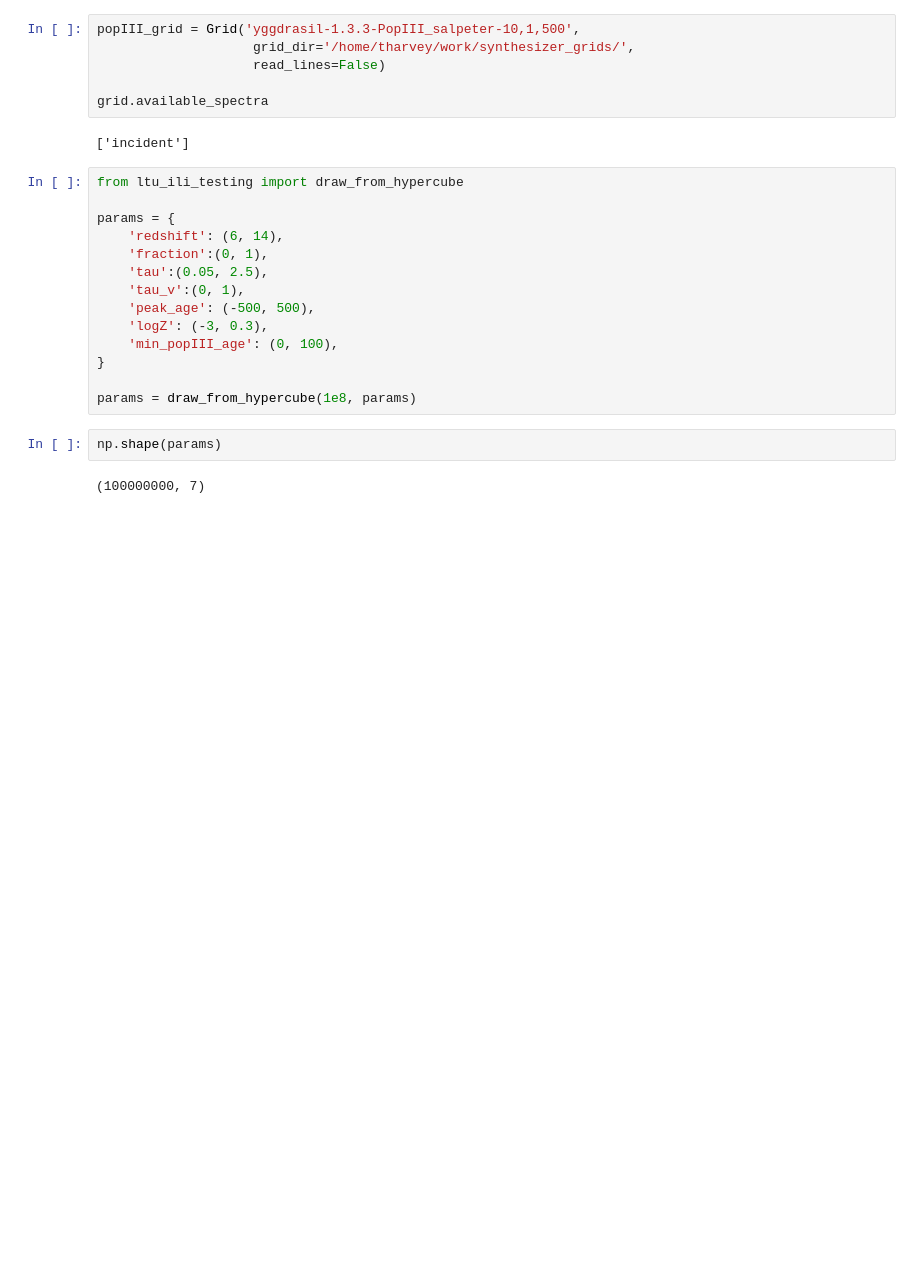
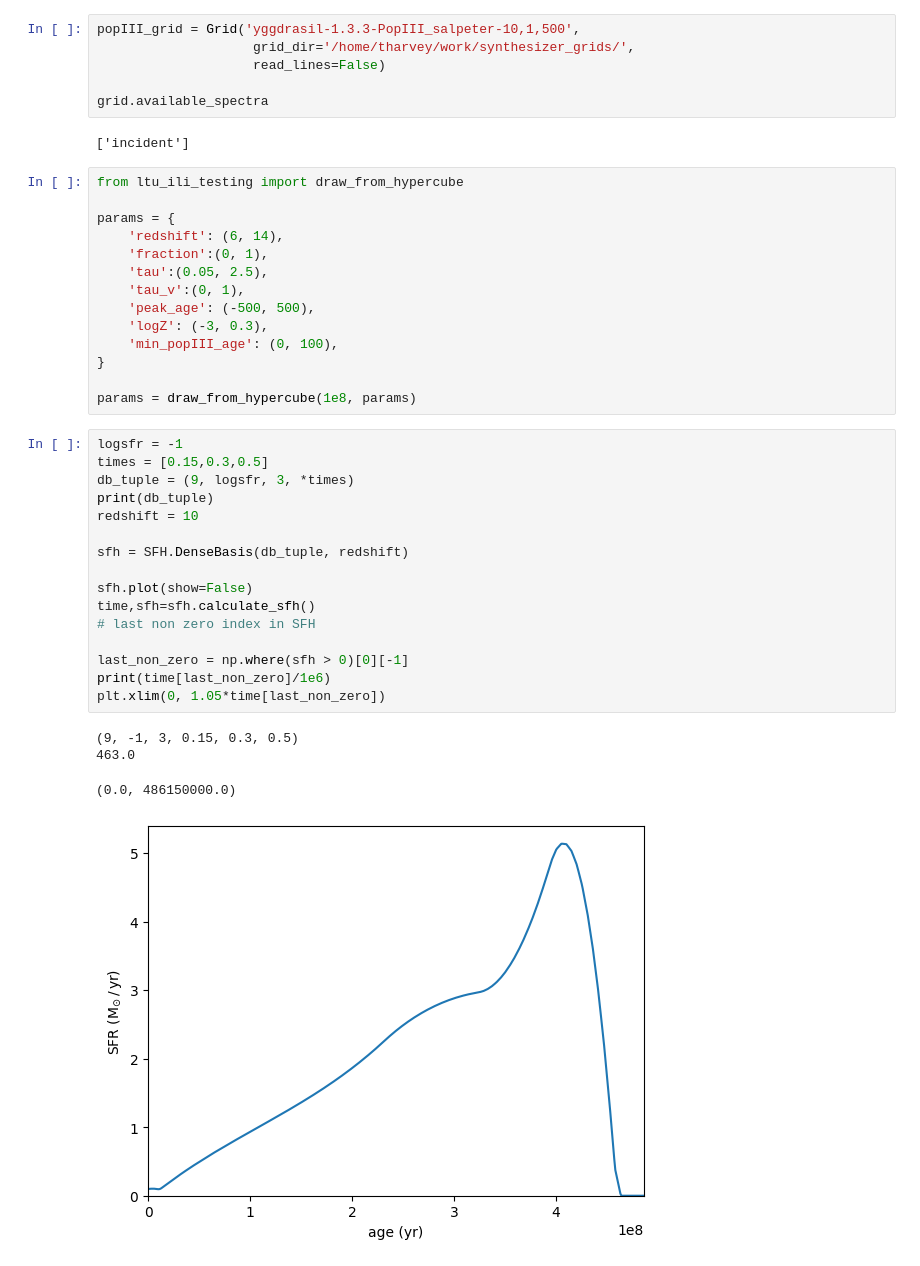
Before and after one commit to synthesizer-project/synference, a Jupyter notebook: scripts/proof_of_concept.ipynb, the cells around one changed output. Cells and saved outputs as stored; diff of their text form; blank space fills up the shorter version.

```diff
--- a/scripts/proof_of_concept.ipynb
+++ b/scripts/proof_of_concept.ipynb
@@ -635,7 +632,24 @@ params = {
 }
 
 params = draw_from_hypercube(1e8, params)
-# %%
-np.shape(params)
-# %% [output]
-(100000000, 7)
+# %%
+logsfr = -1
+times = [0.15,0.3,0.5]
+db_tuple = (9, logsfr, 3, *times)
+print(db_tuple)
+redshift = 10
+
+sfh = SFH.DenseBasis(db_tuple, redshift)
+
+sfh.plot(show=False)
+time,sfh=sfh.calculate_sfh()
+# last non zero index in SFH
+
+last_non_zero = np.where(sfh > 0)[0][-1]
+print(time[last_non_zero]/1e6)
+plt.xlim(0, 1.05*time[last_non_zero])
+# %% [output]
+(9, -1, 3, 0.15, 0.3, 0.5)
+463.0
+(0.0, 486150000.0)
+[figure, added]
```
Also changed, not shown: parts of 6 cells of this notebook, 7 other files.
